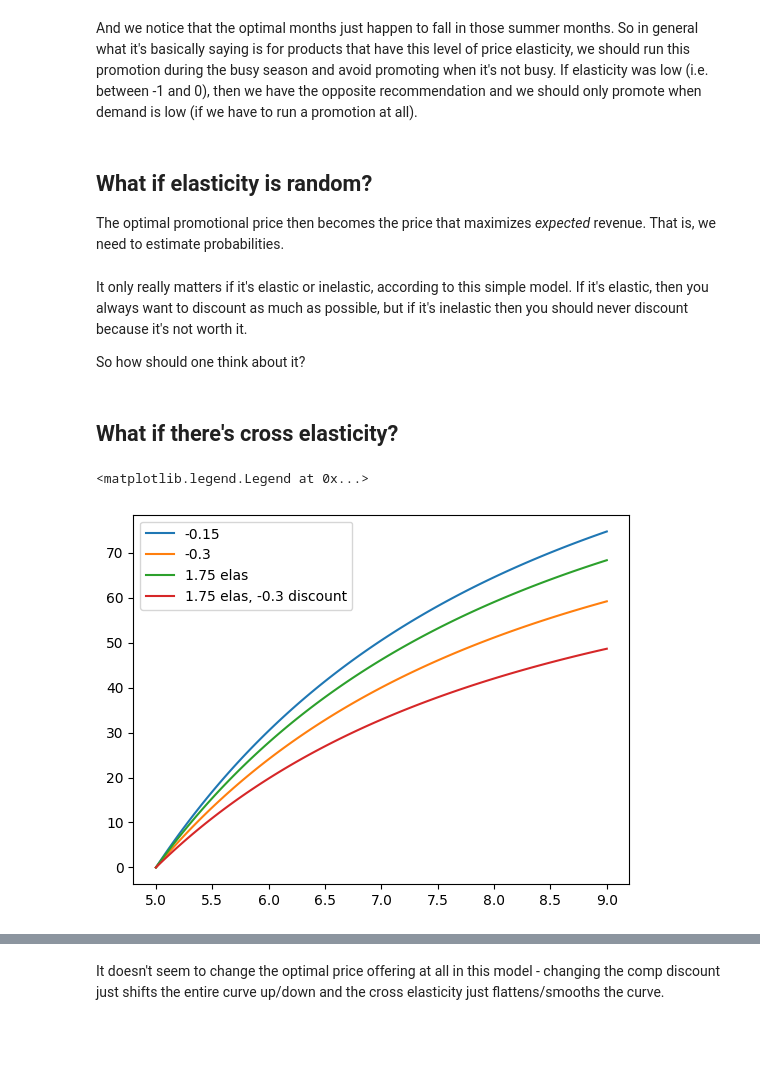
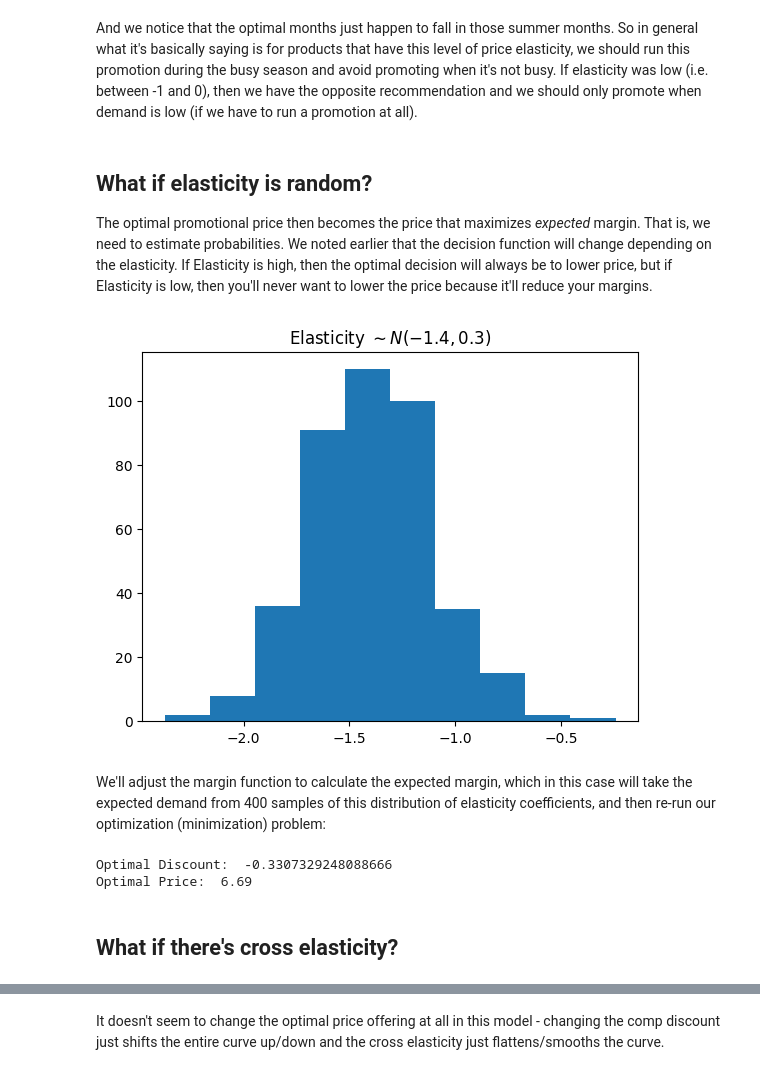
Before and after one commit to banditkings/learning-causal-impact, a Jupyter notebook: notebooks/ortools-mip.ipynb, the cells around one changed output, grey strips where cells are left out. Drawn from its saved outputs; the diff is of its cells as text; code cells hidden in the pictures; blank space fills up the shorter version.

```diff
--- a/notebooks/ortools-mip.ipynb
+++ b/notebooks/ortools-mip.ipynb
@@ -222,11 +244,34 @@ And we notice that the optimal months just happen to fall in those summer months
 # %% [markdown]
 ## What if elasticity is random?
 
-The optimal promotional price then becomes the price that maximizes *expected* revenue. That is, we need to estimate probabilities.
+The optimal promotional price then becomes the price that maximizes *expected* margin. That is, we need to estimate probabilities. We noted earlier that the decision function will change depending on the elasticity. If Elasticity is high, then the optimal decision will always be to lower price, but if Elasticity is low, then you'll never want to lower the price because it'll reduce your margins.
-# %% [markdown]
-It only really matters if it's elastic or inelastic, according to this simple model. If it's elastic, then you always want to discount as much as possible, but if it's inelastic then you should never discount because it's not worth it.
-
-So how should one think about it?
+# %%
+# let's simulate a distribution of elasticity coefficients using a random normal distribution
+np.random.seed(42)
+elasticities = np.random.normal(loc=-1.4, scale=0.3, size=400)
+plt.hist(elasticities)
+plt.title("Elasticity $\sim N(-1.4, 0.3)$");
+# %% [output]
+[figure, added]
+# %% [markdown]
+We'll adjust the margin function to calculate the expected margin, which in this case will take the expected demand from 400 samples of this distribution of elasticity coefficients, and then re-run our optimization (minimization) problem:
+# %%
+def margin_fn2(discount, baseline_price, elasticities, baseline_sales, cost=2):
+    """Calculate revenues with different discount and elasticity scenarios"""
+    chg = elasticities * np.log(1+discount)
+    # Expected demand
+    demand = np.mean(baseline_sales * np.exp(chg))
+    return demand * ((1 + discount) * baseline_price - cost) * -1 # for the minimization function
+
+res = minimize_scalar(margin_fn2, args=(baseline_price, elasticities, baseline_sales), bounds=[-0.5, -0.1], method='bounded')
+optimal_discount = res.x
+print("Optimal Discount: ", optimal_discount)
+optimal_price = baseline_price * (1 + optimal_discount)
+optimal_price = np.round(optimal_price, 2)
+print("Optimal Price: ", optimal_price)
+# %% [output]
+Optimal Discount:  -0.3307329248088666
+Optimal Price:  6.69
 # %% [markdown]
 ## What if there's cross elasticity?
 # %%
@@ -245,9 +293,0 @@ xrev4 = -cross_revenue_fn(discount, baseline_price, elasticity, baseline_sales,
-# %%
-plt.plot(prices, xrev, label='-0.15')
-plt.plot(prices, xrev2, label='-0.3')
-plt.plot(prices, xrev3, label='1.75 elas')
-plt.plot(prices, xrev4, label='1.75 elas, -0.3 discount')
-plt.legend()
-# %% [output]
-<matplotlib.legend.Legend at 0x...>
-[figure, removed]
```
Also changed, not shown: parts of 14 cells of this notebook, 2 other files.
